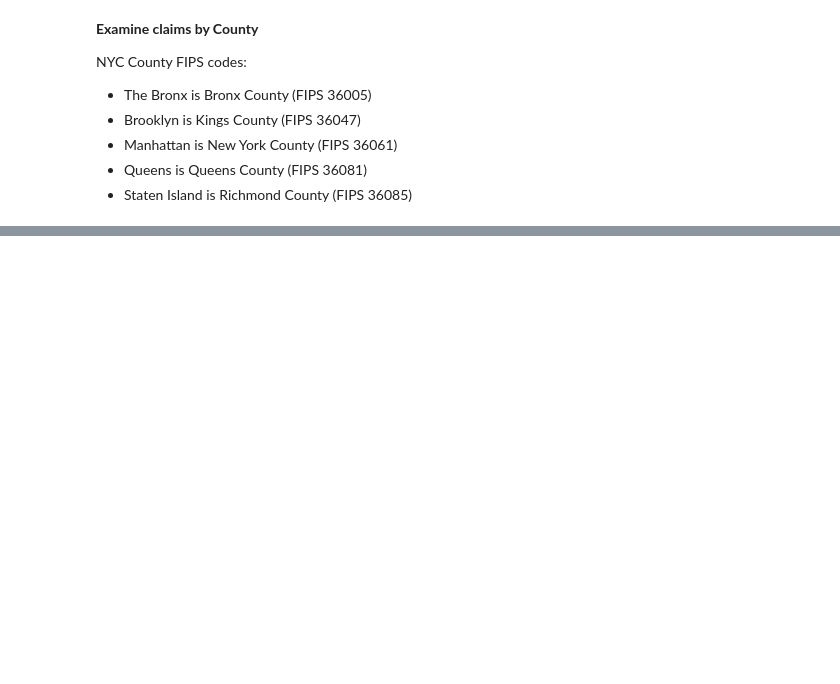
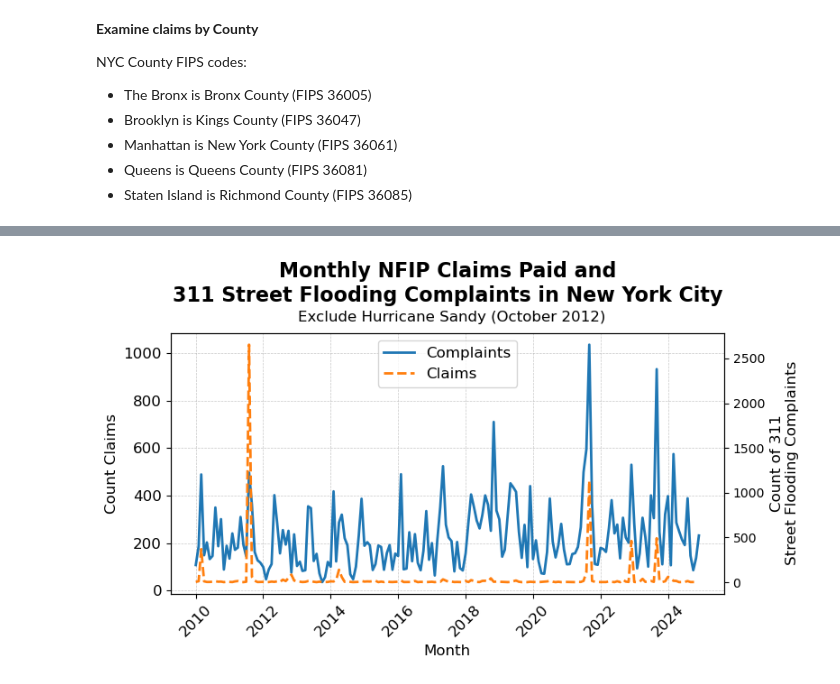
Before and after one commit to mebauer/nyc-odw25-nfip, a Jupyter notebook: figures.ipynb, the cells around one changed output, grey strips where cells are left out. Cells and saved outputs as stored; diff of their text form; code cells hidden in the pictures; blank space fills up the shorter version.

```diff
--- a/figures.ipynb
+++ b/figures.ipynb
@@ -1110,0 +1250,47 @@ fig.tight_layout()
+# %%
+fig, ax1 = plt.subplots(figsize=(8, 5))
+
+sns.lineplot(
+    data=complaints_df,
+    x='year_month',
+    y='count_complaints',
+    ax=ax1,
+    color='C0',
+    linewidth=2,
+    label='Complaints',
+)
+
+ax2 = ax1.twinx()
+
+sns.lineplot(
+    data=claims_df.loc[claims_df['year_month_loss'] != '2012-10-01'],
+    x='year_month_loss',
+    y='count_claim',
+    ax=ax2,
+    color='C1',
+    linewidth=2,
+    linestyle='--',
+    label='Claims'
+)
+
+ax1.set_title('Monthly NFIP Claims Paid and\n311 Street Flooding Complaints in New York City\n', fontsize=16, weight='bold')
+ax1.set_xlabel('Month', fontsize=12)
+ax1.set_ylabel('Count Claims', fontsize=12)
+ax2.set_ylabel('Count of 311\nStreet Flooding Complaints', fontsize=12)
+
+ax1.tick_params(axis='x', rotation=45)
+ax1.tick_params(axis='both', which='major', labelsize=12)
+
+ax1.grid(True, which='both', axis='both', linestyle='--', linewidth=0.5, alpha=0.7)
+
+handles, labels = ax1.get_legend_handles_labels()
+handles2, labels2 = ax2.get_legend_handles_labels()
+
+ax1.legend(handles + handles2, labels + labels2, loc='upper center', fontsize=12, facecolor='white')
+ax2.legend().set_visible(False)
+
+plt.suptitle('Exclude Hurricane Sandy (October 2012)', y=.80)
+
+plt.tight_layout()
+# %% [output]
+[figure, added]
```
Also changed, not shown: parts of 10 cells of this notebook, 2 other files.
